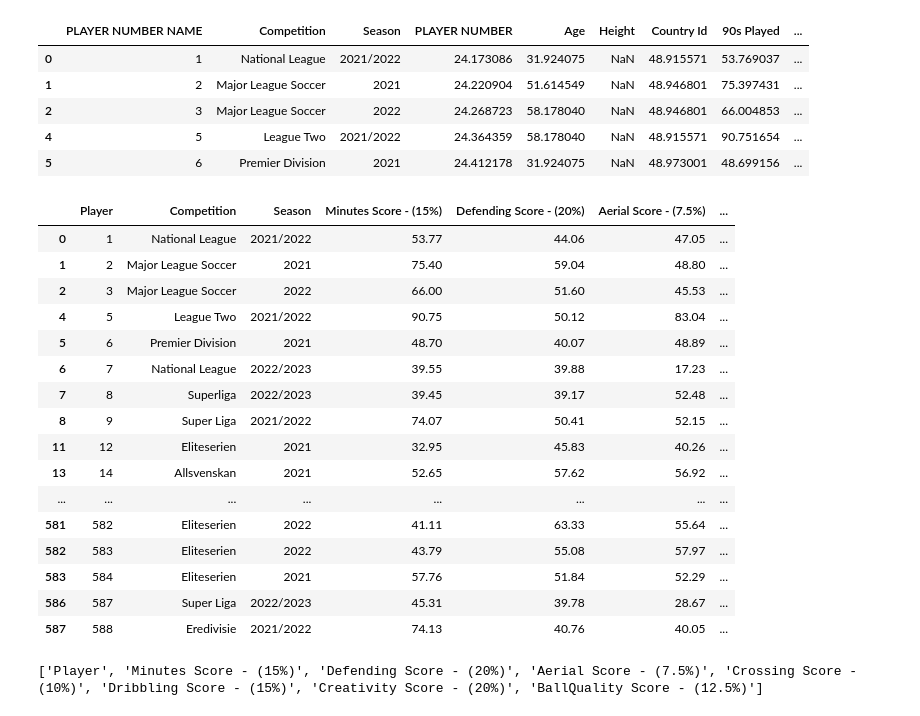
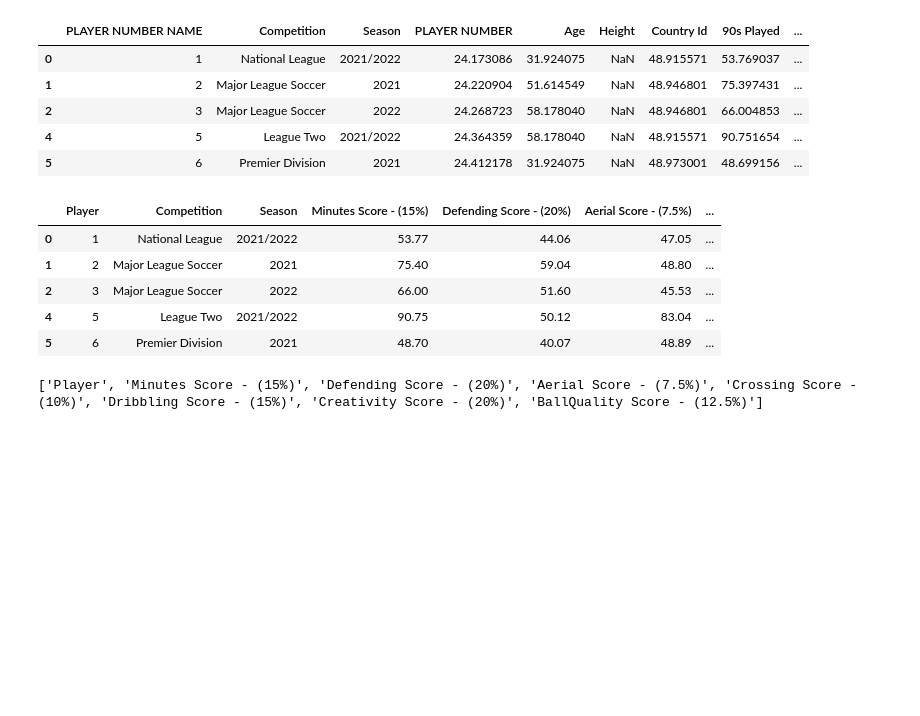
Before and after one commit to HenshawAnalysis/HeartOfMidlothianTask, a Jupyter notebook: Hearts - Data Analyst Task.ipynb, the cells around one changed output. Saved outputs shown, nothing was run; the diff lists cells and outputs as text; code cells hidden in the pictures; blank space fills up the shorter version.

```diff
--- a/Hearts - Data Analyst Task.ipynb
+++ b/Hearts - Data Analyst Task.ipynb
@@ -114,39 +114,28 @@ newdf['BallQuality Score - (12.5%)'] = newdf['xGBuildup_'] + newdf['DeepProgress
 # %%
 #Creating a new dataframe with all attributes
 newdf.drop(newdf.columns.difference(['PLAYER NUMBER NAME','Competition','Season','Minutes Score - (15%)','Defending Score - (20%)','Aerial Score - (7.5%)','Crossing Score - (10%)','Dribbling Score - (15%)','Creativity Score - (20%)','BallQuality Score - (12.5%)']), 1, inplace=True)
 df3 = newdf
 df3.columns = ['Player', 'Competition','Season','PLAYER NUMBER NAME', 'Minutes Score - (15%)', 'Defending Score - (20%)', 'Aerial Score - (7.5%)', 'Crossing Score - (10%)', 'Dribbling Score - (15%)', 'Creativity Score - (20%)', 'BallQuality Score - (12.5%)']
 df3 = df3.drop('PLAYER NUMBER NAME', axis=1)
 
 #Round overall attributes
 
 df3 = df3.round({'Minutes Score - (15%)': 2})
 df3 = df3.round({'Defending Score - (20%)': 2})
 df3 = df3.round({'Aerial Score - (7.5%)': 2})
 df3 = df3.round({'Crossing Score - (10%)': 2})
 df3 = df3.round({'Dribbling Score - (15%)': 2})
 df3 = df3.round({'Creativity Score - (20%)': 2})
 df3 = df3.round({'BallQuality Score - (12.5%)': 2})
 
-df3
+df3.head()
 # %% [output]
 |  | Player | Competition | Season | Minutes Score - (15%) | Defending Score - (20%) | Aerial Score - (7.5%) | ... |
 | 0 | 1 | National League | 2021/2022 | 53.77 | 44.06 | 47.05 | ... |
 | 1 | 2 | Major League Soccer | 2021 | 75.40 | 59.04 | 48.80 | ... |
 | 2 | 3 | Major League Soccer | 2022 | 66.00 | 51.60 | 45.53 | ... |
 | 4 | 5 | League Two | 2021/2022 | 90.75 | 50.12 | 83.04 | ... |
 | 5 | 6 | Premier Division | 2021 | 48.70 | 40.07 | 48.89 | ... |
-| 6 | 7 | National League | 2022/2023 | 39.55 | 39.88 | 17.23 | ... |
-| 7 | 8 | Superliga | 2022/2023 | 39.45 | 39.17 | 52.48 | ... |
-| 8 | 9 | Super Liga | 2021/2022 | 74.07 | 50.41 | 52.15 | ... |
-| 11 | 12 | Eliteserien | 2021 | 32.95 | 45.83 | 40.26 | ... |
-| 13 | 14 | Allsvenskan | 2021 | 52.65 | 57.62 | 56.92 | ... |
-| ... | ... | ... | ... | ... | ... | ... | ... |
-| 581 | 582 | Eliteserien | 2022 | 41.11 | 63.33 | 55.64 | ... |
-| 582 | 583 | Eliteserien | 2022 | 43.79 | 55.08 | 57.97 | ... |
-| 583 | 584 | Eliteserien | 2021 | 57.76 | 51.84 | 52.29 | ... |
-| 586 | 587 | Super Liga | 2022/2023 | 45.31 | 39.78 | 28.67 | ... |
-| 587 | 588 | Eredivisie | 2021/2022 | 74.13 | 40.76 | 40.05 | ... |
 # %%
 #Seperating dataframe from player key information
 
```
